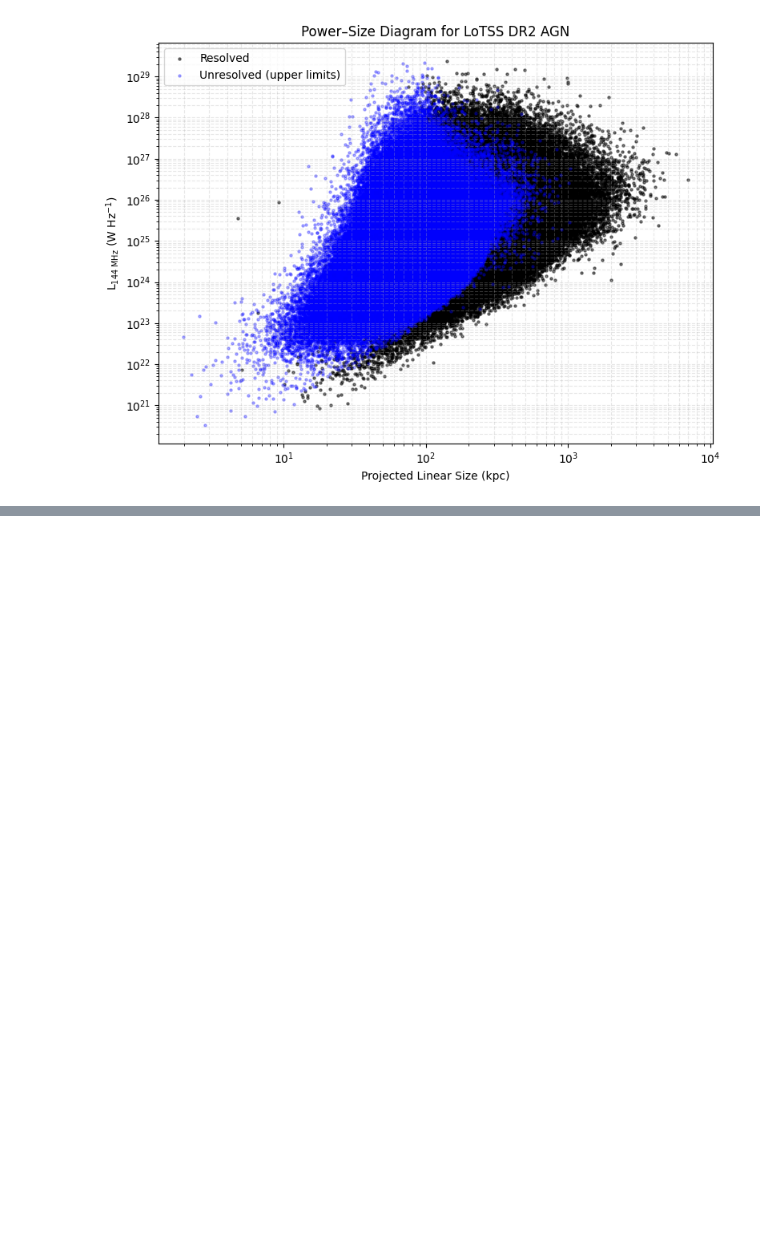
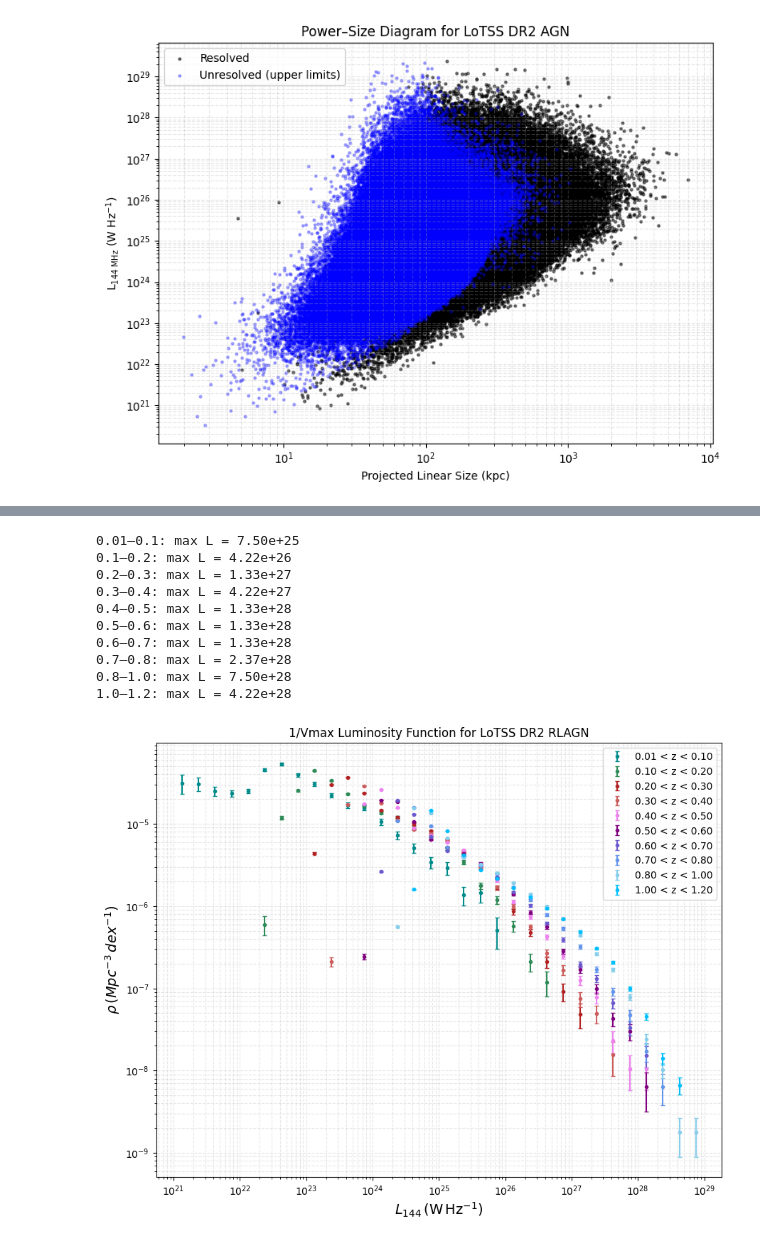
Before and after one commit to Aswin-Neel/lotss-dr2-agn-analysis, a Jupyter notebook: notebooks/01-explore-catalog.ipynb, the cells around one changed output, grey strips where cells are left out. Cells and saved outputs as stored; diff of their text form; code cells hidden in the pictures; blank space fills up the shorter version.

```diff
--- a/notebooks/01-explore-catalog.ipynb
+++ b/notebooks/01-explore-catalog.ipynb
@@ -102,0 +293,36 @@ WARNING: UnitsWarning: 'dex(solMass)' did not parse as fits unit: Unit 'dex' not
+# %%
+#plotting the results (separate for debugging purposes)
+colors = plt.cm.plasma(np.linspace(0.1, 0.9, len(z_bins)))
+plt.figure(figsize=(9, 7))
+
+colors = ['darkcyan', 'seagreen', 'firebrick', 'indianred', 'violet',
+          'purple', 'slateblue', 'cornflowerblue', 'skyblue', 'deepskyblue']
+
+for i, (phi, err) in enumerate(zip(all_phi, all_err)):
+    label = f"{z_bins[i][0]:.2f} < z < {z_bins[i][1]:.2f}"
+    mask = ~np.isnan(phi)
+    if np.any(mask):
+        print(f"{z_bins[i][0]}–{z_bins[i][1]}: max L = {10**logL_centers[mask][-1]:.2e}")
+    plt.errorbar(10**logL_centers, phi, yerr=err, fmt='.', color=colors[i], label=label, capsize=2)
+
+plt.xscale('log')
+plt.yscale('log')
+plt.xlabel(r'$L_{144}\,\mathrm{(W\,Hz^{-1})}$', fontsize=14)
+plt.ylabel(r'$\rho\,(Mpc^{-3}\,dex^{-1})$', fontsize=14)
+plt.legend()
+plt.grid(True, which='both', ls='--', alpha=0.3)
+plt.tight_layout()
+plt.title('1/Vmax Luminosity Function for LoTSS DR2 RLAGN')
+plt.show()
+# %% [output]
+0.01–0.1: max L = 7.50e+25
+0.1–0.2: max L = 4.22e+26
+0.2–0.3: max L = 1.33e+27
+0.3–0.4: max L = 4.22e+27
+0.4–0.5: max L = 1.33e+28
+0.5–0.6: max L = 1.33e+28
+0.6–0.7: max L = 1.33e+28
+0.7–0.8: max L = 2.37e+28
+0.8–1.0: max L = 7.50e+28
+1.0–1.2: max L = 4.22e+28
+[figure, added]
```
Also changed, not shown: parts of 4 cells of this notebook.
